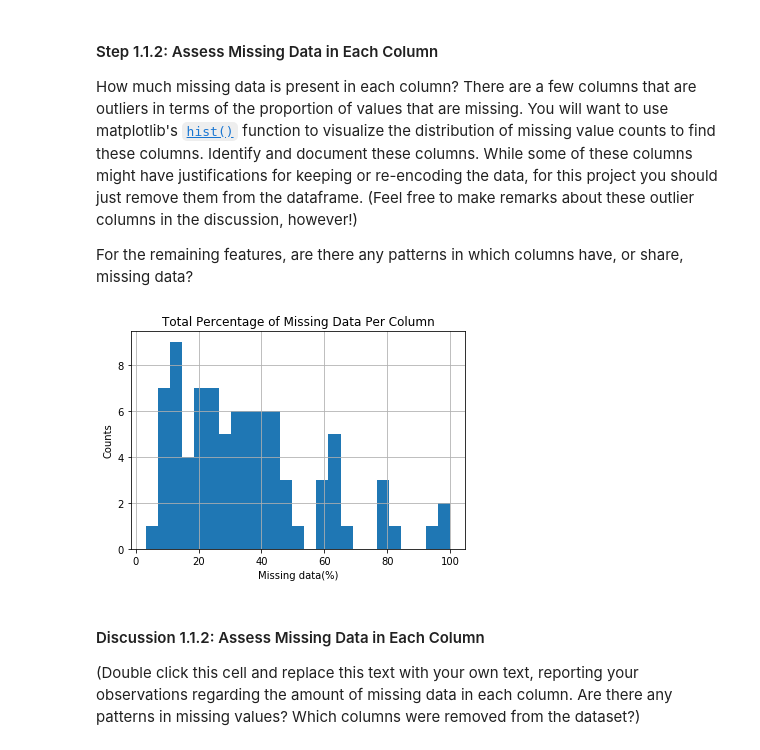
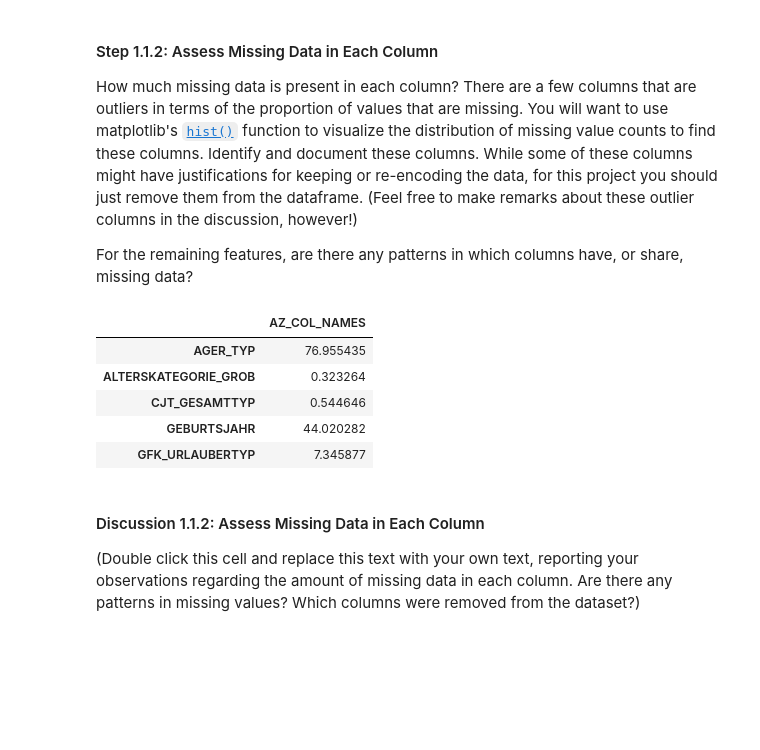
Before and after one commit to sjohnp2112/Identify-Custemer-Segments, a Jupyter notebook: Identify_Customer_Segments_sphelps.ipynb, the cells around one changed output. Cells and saved outputs as stored; diff of their text form; code cells hidden in the pictures; blank space fills up the shorter version.

```diff
--- a/Identify_Customer_Segments_sphelps.ipynb
+++ b/Identify_Customer_Segments_sphelps.ipynb
@@ -180,26 +180,40 @@ For the remaining features, are there any patterns in which columns have, or sha
 # %%
 # Perform an assessment of how much missing data there is in each column of the
 # dataset.
 
 # md - missing data
-md_each_column = azdias.isnull().sum()
-# print(azdias.isnull().sum().to_frame())
-
-# azdias.head()
+md_each_column = azdias.isnull().sum() # per column
+md_each_column.to_frame()
+# md_each_column
 
 md_each_column = md_each_column[md_each_column > 0]/(azdias.shape[0]) * 100
-md_each_column.sort_values(inplace=True)
+# md_each_column = md_each_column[md_each_column > 0]/(azdias.shape[0])
+# md_each_column =
 
-azdias_md = pd.DataFrame(md_each_column, columns=['PERCENTAGE'])
+# md_each_column.sort_values(inplace=True)
 
-plt.hist(azdias_md['PERCENTAGE'], bins=25)
-plt.title('Total Percentage of Missing Data Per Column')
-plt.xlabel('Missing data(%)')
-plt.ylabel('Counts')
-plt.grid(True)
-plt.show()
+# azdias_md = pd.DataFrame(md_each_column, columns=['PERCENTAGE'])
+
+# plt.hist(azdias_md['PERCENTAGE'], bins=25)
+# plt.title('Total Percentage of Missing Data Per Column')
+# plt.xlabel('Missing data(%)')
+# plt.ylabel('Counts')
+# plt.grid(True)
+# plt.show()
+# md_each_column.head()
+
+md_each_column = pd.DataFrame(md_each_column)
+md_each_column.rename(columns={0 :'AZ_COL_NAMES', 1 :'PERCENT'}, inplace=True)
+md_each_column.head()
+
+# 'md_each_column = pd.DataFrame(columns=['COL_NAME'], ['PERCENT'])
 # %% [output]
-[figure, removed]
+|  | AZ_COL_NAMES |
+| AGER_TYP | 76.955435 |
+| ALTERSKATEGORIE_GROB | 0.323264 |
+| CJT_GESAMTTYP | 0.544646 |
+| GEBURTSJAHR | 44.020282 |
+| GFK_URLAUBERTYP | 7.345877 |
 # %%
 # Investigate patterns in the amount of missing data in each column.
 # plt.barh(missing_data_from_col, y, figsize=(15,30))
```
